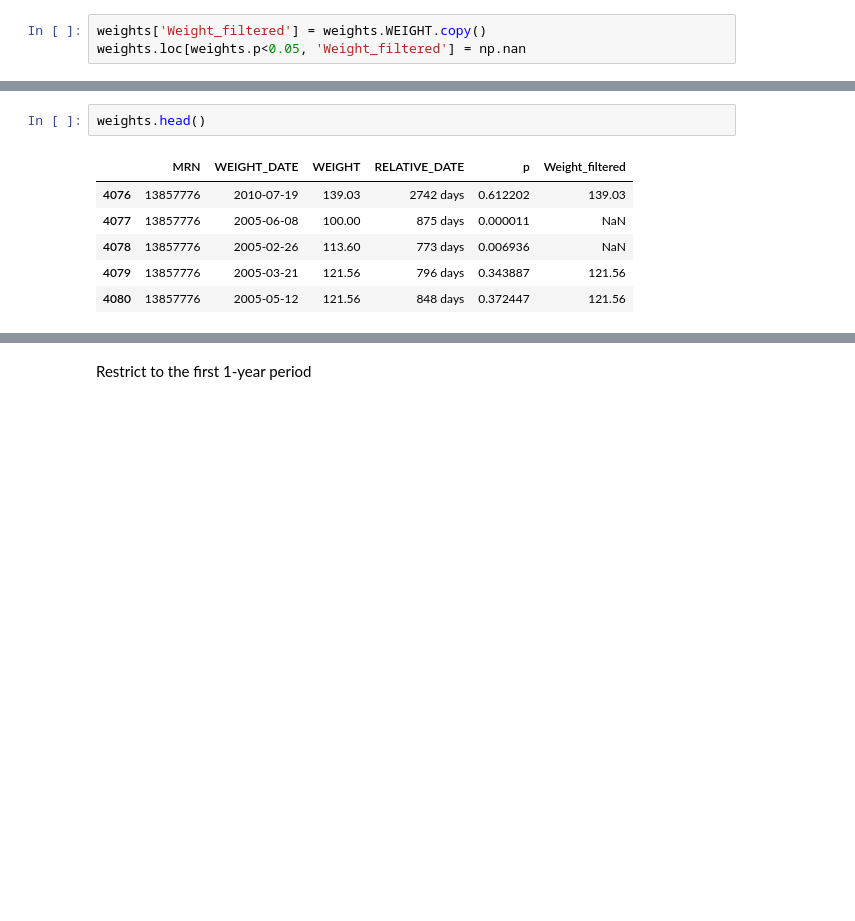
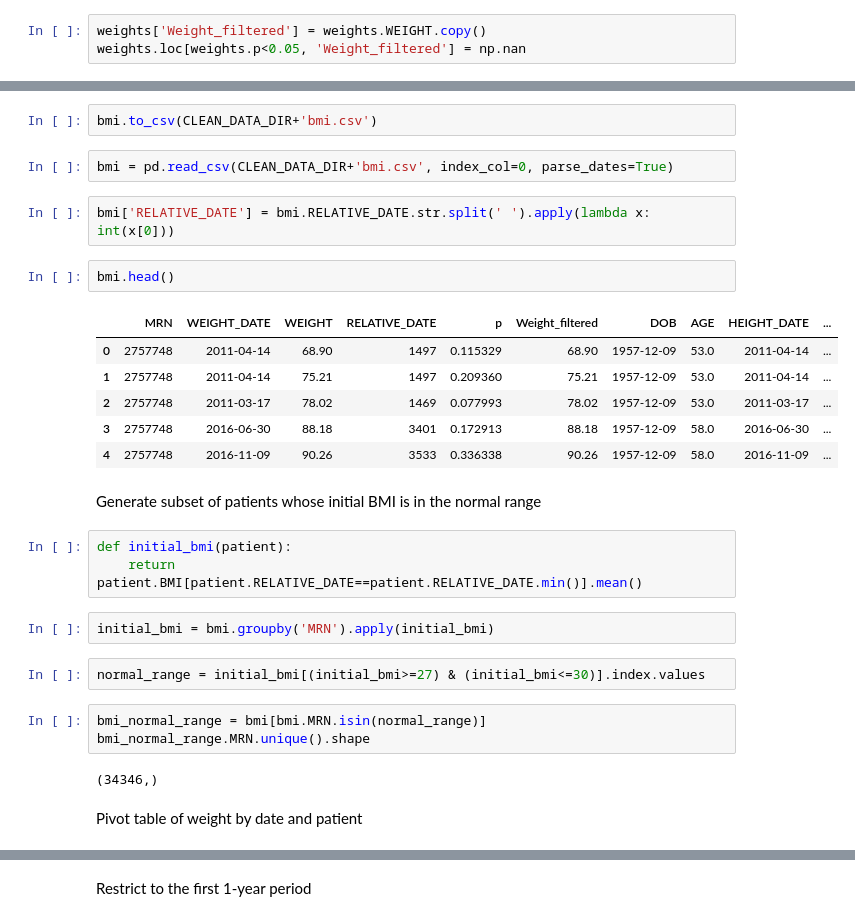
Before and after one commit to fonnesbeck/psychosocial_determinants_bmi, a Jupyter notebook: notebooks/Data processing.ipynb, the cells around one changed output, grey strips where cells are left out. Cells and saved outputs as stored; diff of their text form; blank space fills up the shorter version.

```diff
--- a/notebooks/Data processing.ipynb
+++ b/notebooks/Data processing.ipynb
@@ -253,9 +277,31 @@ weights.loc[weights.p<0.05, 'Weight_filtered'] = np.nan
+# %%
+bmi.to_csv(CLEAN_DATA_DIR+'bmi.csv')
+# %%
+bmi = pd.read_csv(CLEAN_DATA_DIR+'bmi.csv', index_col=0, parse_dates=True)
+# %%
+bmi['RELATIVE_DATE'] = bmi.RELATIVE_DATE.str.split(' ').apply(lambda x: int(x[0]))
 # %%
-weights.head()
+bmi.head()
 # %% [output]
-|  | MRN | WEIGHT_DATE | WEIGHT | RELATIVE_DATE | p | Weight_filtered |
-| 4076 | 13857776 | 2010-07-19 | 139.03 | 2742 days | 0.612202 | 139.03 |
-| 4077 | 13857776 | 2005-06-08 | 100.00 | 875 days | 0.000011 | NaN |
-| 4078 | 13857776 | 2005-02-26 | 113.60 | 773 days | 0.006936 | NaN |
-| 4079 | 13857776 | 2005-03-21 | 121.56 | 796 days | 0.343887 | 121.56 |
-| 4080 | 13857776 | 2005-05-12 | 121.56 | 848 days | 0.372447 | 121.56 |
+|  | MRN | WEIGHT_DATE | WEIGHT | RELATIVE_DATE | p | Weight_filtered | DOB | AGE | HEIGHT_DATE | ... |
+| 0 | 2757748 | 2011-04-14 | 68.90 | 1497 | 0.115329 | 68.90 | 1957-12-09 | 53.0 | 2011-04-14 | ... |
+| 1 | 2757748 | 2011-04-14 | 75.21 | 1497 | 0.209360 | 75.21 | 1957-12-09 | 53.0 | 2011-04-14 | ... |
+| 2 | 2757748 | 2011-03-17 | 78.02 | 1469 | 0.077993 | 78.02 | 1957-12-09 | 53.0 | 2011-03-17 | ... |
+| 3 | 2757748 | 2016-06-30 | 88.18 | 3401 | 0.172913 | 88.18 | 1957-12-09 | 58.0 | 2016-06-30 | ... |
+| 4 | 2757748 | 2016-11-09 | 90.26 | 3533 | 0.336338 | 90.26 | 1957-12-09 | 58.0 | 2016-11-09 | ... |
+# %% [markdown]
+Generate subset of patients whose initial BMI is in the normal range
+# %%
+def initial_bmi(patient):
+    return patient.BMI[patient.RELATIVE_DATE==patient.RELATIVE_DATE.min()].mean()
+# %%
+initial_bmi = bmi.groupby('MRN').apply(initial_bmi)
+# %%
+normal_range = initial_bmi[(initial_bmi>=27) & (initial_bmi<=30)].index.values
+# %%
+bmi_normal_range = bmi[bmi.MRN.isin(normal_range)]
+bmi_normal_range.MRN.unique().shape
+# %% [output]
+(34346,)
+# %% [markdown]
+Pivot table of weight by date and patient
```
Also changed, not shown: parts of 70 cells of this notebook, 6 other files.
